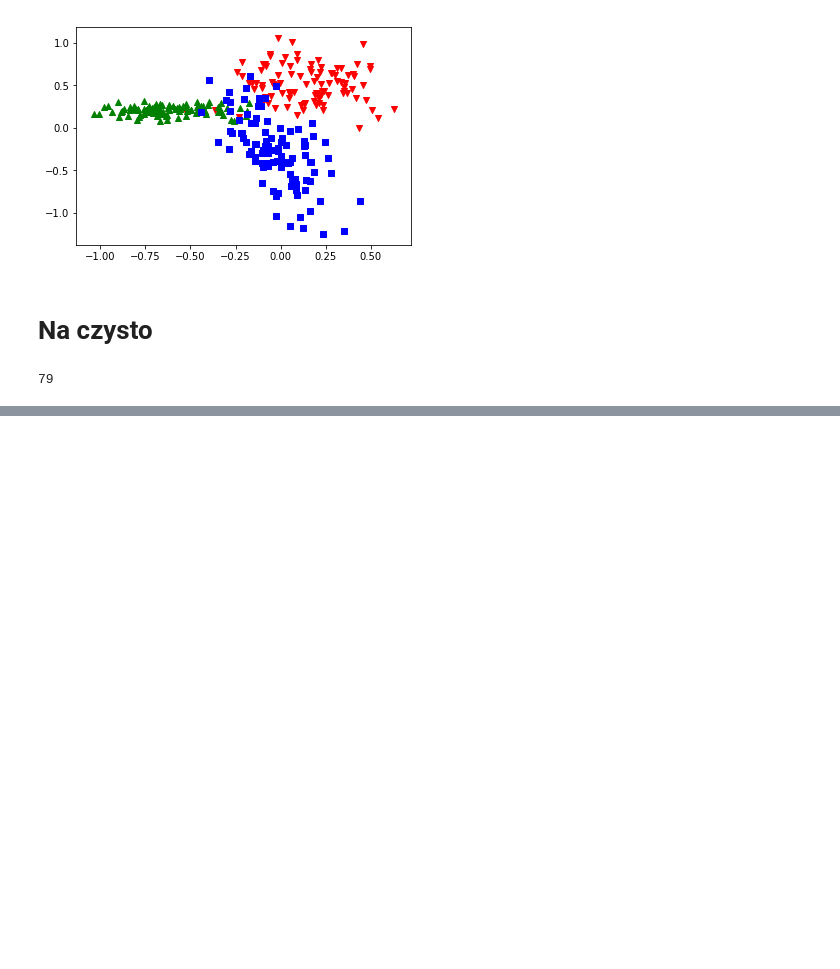
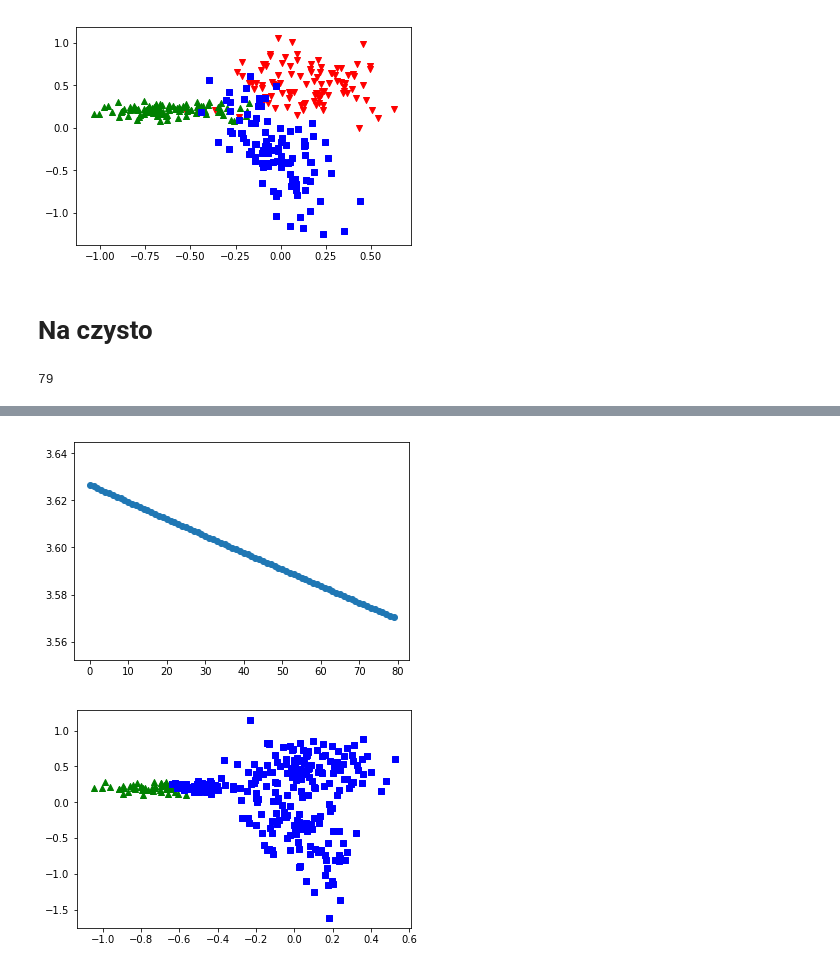
Before and after one commit to OlafSk/MGU2019, a Jupyter notebook: tests_ThreeGauss.ipynb, the cells around one changed output, grey strips where cells are left out. Cells and saved outputs as stored; diff of their text form; code cells hidden in the pictures; blank space fills up the shorter version.

```diff
--- a/tests_ThreeGauss.ipynb
+++ b/tests_ThreeGauss.ipynb
@@ -155,3 +142,8 @@ plot_scatter(test_set, nn.forward_pass(test_set).argmax(axis=1))
+# %%
+plot_results(nn2, train_loss21, test_set)
+# %% [output]
+[figure, added]
+[figure, added]
 # %%
 train_loss22, test_loss22, _ = nn2.train(
     train_set, one_hot_encode(train_labels, 3),
```
Also changed, not shown: parts of 26 cells of this notebook.
